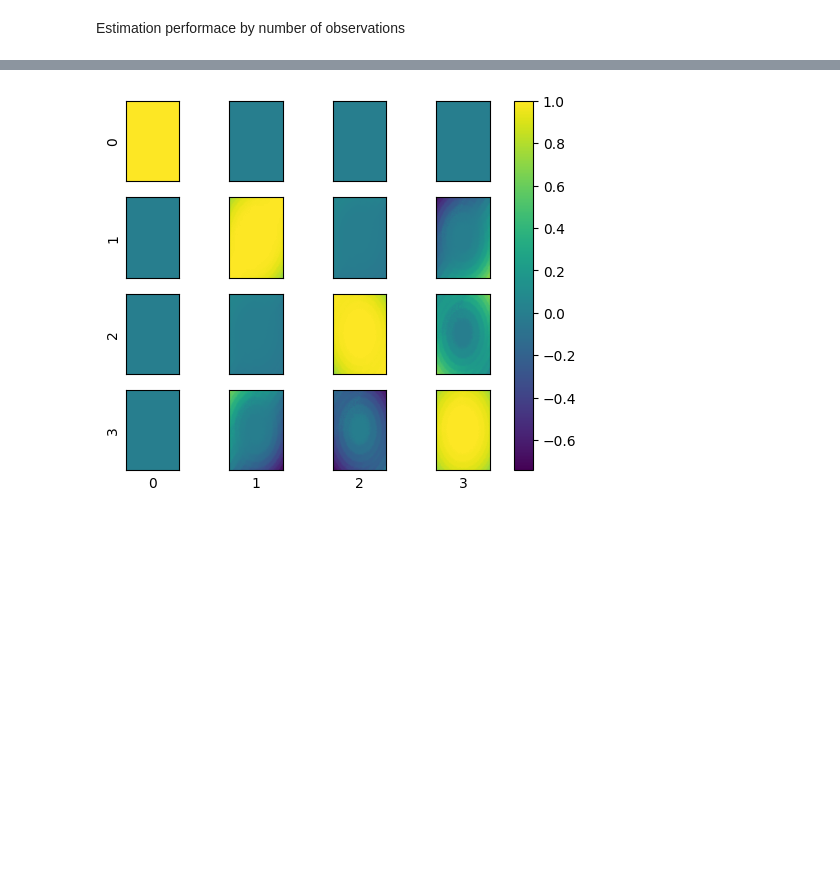
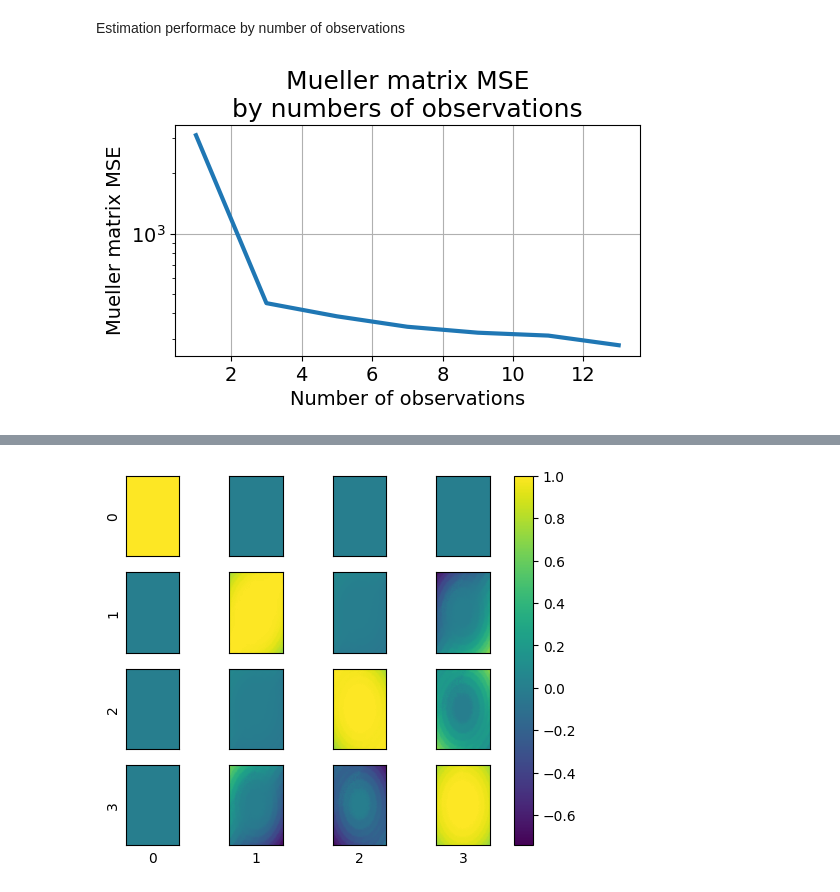
Before and after one commit to oravitan/zodiacal-polarized, a Jupyter notebook: notebooks/camera_calibration_example.ipynb, the cells around one changed output, grey strips where cells are left out. Cells and saved outputs as stored; diff of their text form; code cells hidden in the pictures; blank space fills up the shorter version.

```diff
--- a/notebooks/camera_calibration_example.ipynb
+++ b/notebooks/camera_calibration_example.ipynb
@@ -711,6 +705,18 @@ for n_rotations in n_rotations_list:
         mueller_err = ((real_mueller.reshape(est_mueller.shape) - est_mueller) ** 2).sum()
         cur_mueller_err.append(mueller_err)
     mueller_err_list.append(cur_mueller_err)
+# %%
+plt.figure(figsize=(6,3))
+plt.semilogy(n_rotations_list, np.array(mueller_err_list)[:, -1], lw=3)
+plt.grid()
+plt.xlabel('Number of observations', fontsize=14)
+plt.ylabel('Mueller matrix MSE', fontsize=14)
+plt.title('Mueller matrix MSE\nby numbers of observations', fontsize=18)
+plt.gca().tick_params(labelsize=14)
+plt.savefig('outputs/biref_mueller_matrix_mse_nobs.pdf')
+plt.show()
+# %% [output]
+[figure, added]
 # %%
 plt.figure()
 for ii in range(len(mueller_err_list)):
```
Also changed, not shown: parts of 11 cells of this notebook, 9 other files.
